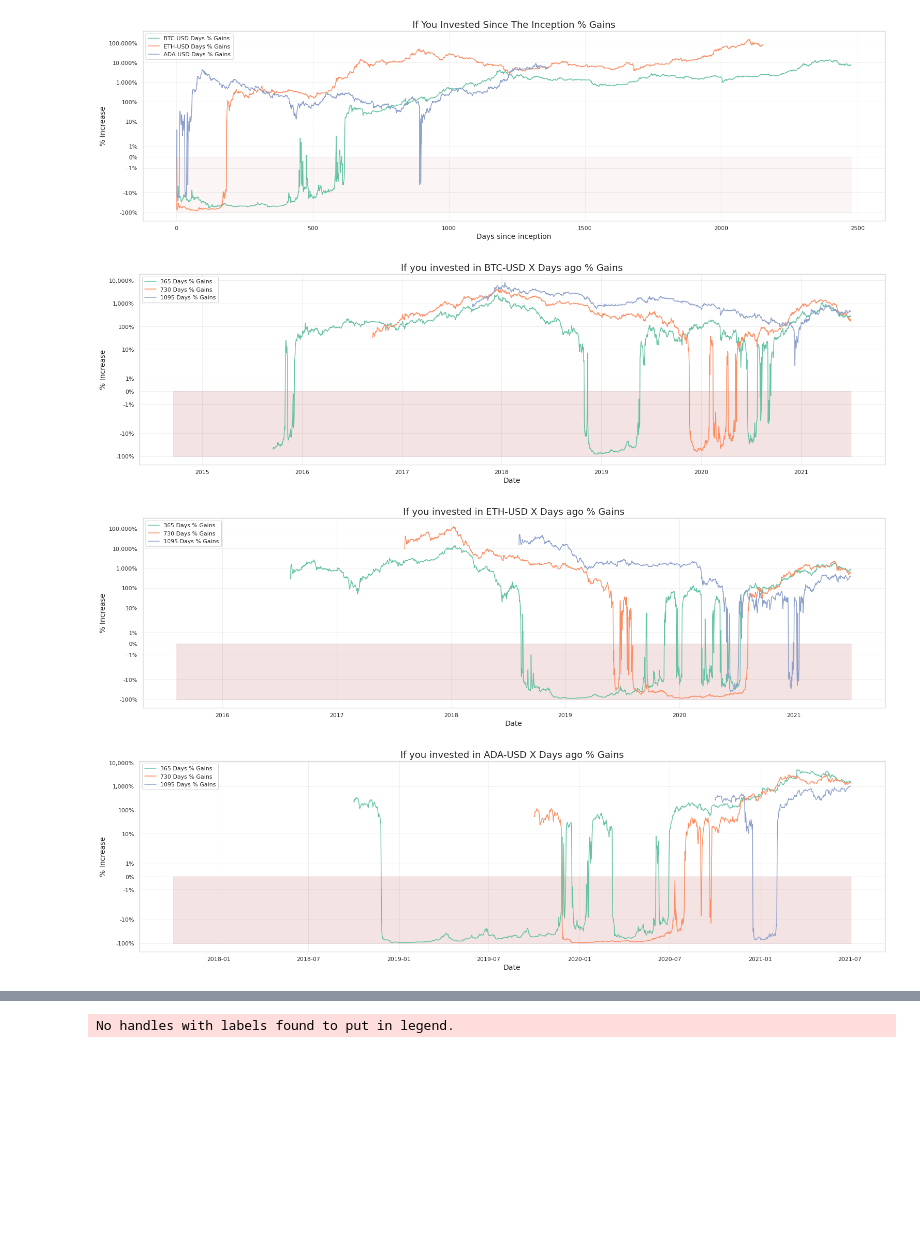
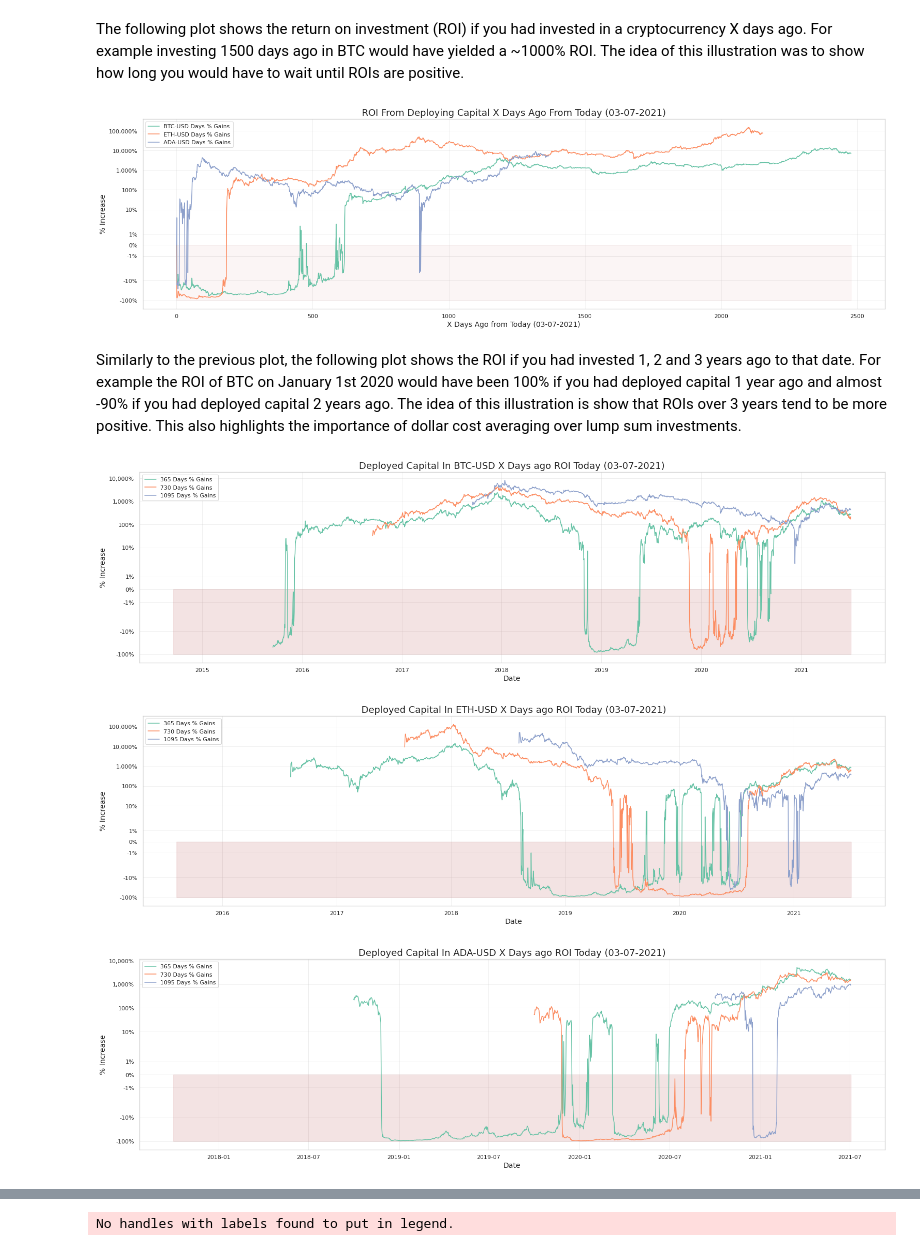
Before and after one commit to CodeByHarri/blog, a Jupyter notebook: _notebooks/2021-07-04-Observing-Returns-In-Cryptocurrencies.ipynb, the cells around one changed output, grey strips where cells are left out. Drawn from its saved outputs; the diff is of its cells as text; code cells hidden in the pictures; blank space fills up the shorter version.

```diff
--- a/_notebooks/2021-07-04-Observing-Returns-In-Cryptocurrencies.ipynb
+++ b/_notebooks/2021-07-04-Observing-Returns-In-Cryptocurrencies.ipynb
@@ -146,10 +146,13 @@ def getdata(tickax,n):
   data = data.dropna()
 
   return data
+# %% [markdown]
+The following plot shows the return on investment (ROI) if you had invested in a cryptocurrency X days ago. For example investing 1500 days ago in BTC would have yielded a ~1000% ROI. The idea of this illustration was to show how long you would have to wait until ROIs are positive.
 # %%
 #hide_input
 #@title Inception Gain
 import matplotlib as mpl
+from datetime import datetime
 df = pd.DataFrame()
 
 
@@ -167,36 +170,38 @@ for tickax in ticks:
 df
 
 sns.set_style("whitegrid")
 
 fig = plt.figure()
 fig.set_size_inches((20, 16))
 ax1 = fig.add_axes((0, 0.72, 1, 0.32))
 
 # Format x-axis ticks as dates
 # ax1.xaxis_date()
 n = 3
 mpl.rcParams['axes.prop_cycle'] = plt.cycler("color", sns.color_palette("Set2"))
 
 
 # Plot candlestick chart
 for tickax in ticks:
   ax1.plot(df.index, df[f'{tickax}%_day_Gain'], label=f"{tickax} Days % Gains", alpha = 1)
 ax1.fill_between(df.index, [0]*len(df.index), [-100]*len(df.index), color= '#bc4749', alpha = 0.05)
 
 
 
 # Set Y axis format
-ax1.set_title(f'If You Invested Since The Inception % Gains', size=18)
+ax1.set_title(f'ROI From Deploying Capital X Days Ago From Today ({date.today():%d-%m-%Y})', size=18)
 ax1.set_ylabel(f'% Increase', size=14)
-ax1.set_xlabel('Days since inception', size=14)
+ax1.set_xlabel(f'X Days Ago from Today ({date.today():%d-%m-%Y})', size=14)
 ax1.set_yscale('symlog')
 ax1.get_yaxis().set_major_formatter(
   ticker.FuncFormatter(lambda x, p: format(int(x), ',') + '%'))
 plt.grid(True, which="both", ls="-", alpha = 0.3)
 plt.legend(loc = 'upper left')
 plt.show()
 # %% [output]
-[figure, old version]
+[figure, new version]
+# %% [markdown]
+Similarly to the previous plot, the following plot shows the ROI if you had invested 1, 2 and 3 years ago to that date. For example the ROI of BTC on January 1st 2020 would have been 100% if you had deployed capital 1 year ago and almost -90% if you had deployed capital 2 years ago. The idea of this illustration is show that ROIs over 3 years tend to be more positive. This also highlights the importance of dollar cost averaging over lump sum investments.
 # %%
 #hide_input
 #@title X Days %Gain
@@ -246,7 +251,7 @@ for tickax in ticks:
 
 
   # Set Y axis format
-  ax1.set_title(f'If you invested in {tickax} X Days ago % Gains', size=18)
+  ax1.set_title(f'Deployed Capital In {tickax} X Days ago ROI Today ({date.today():%d-%m-%Y})', size=18)
   ax1.set_ylabel(f'% Increase', size=14)
   ax1.set_xlabel('Date', size=14)
   ax1.set_yscale('symlog')
@@ -256,6 +261,6 @@ for tickax in ticks:
   plt.legend(loc = 'upper left')
   plt.show()
 # %% [output]
-[figure, old version]
+[figure, new version]
-[figure, old version]
+[figure, new version]
-[figure, old version]
+[figure, new version]
```
Also changed, not shown: parts of 10 cells of this notebook.
